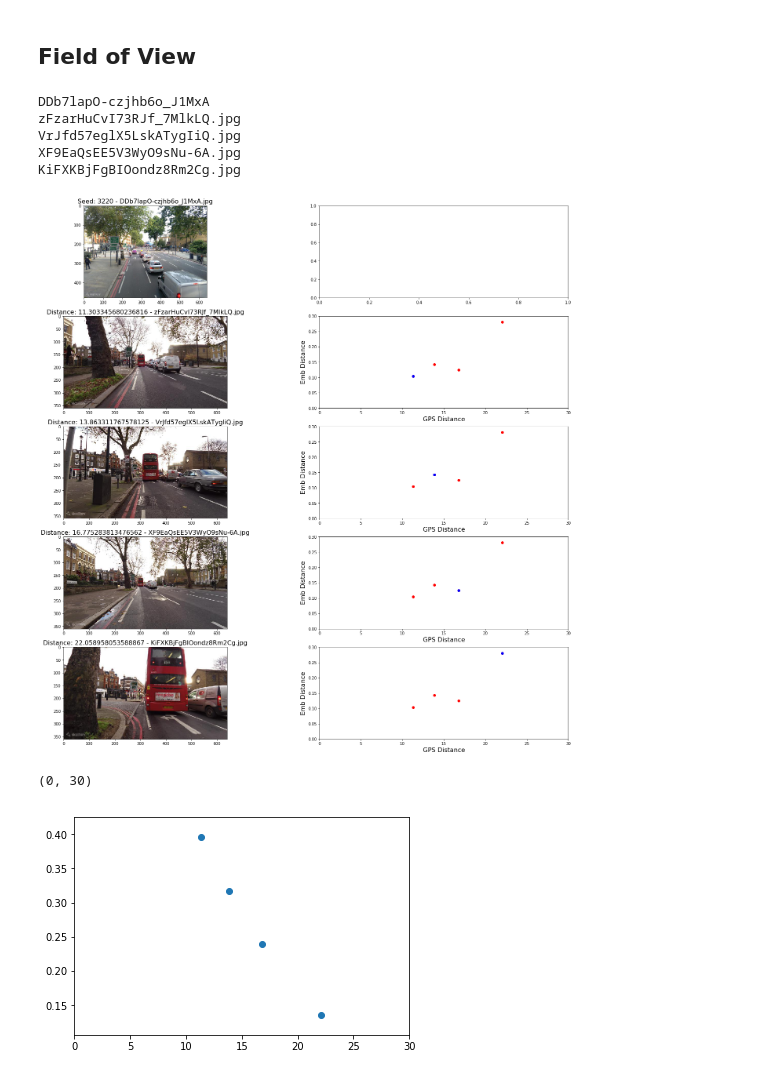
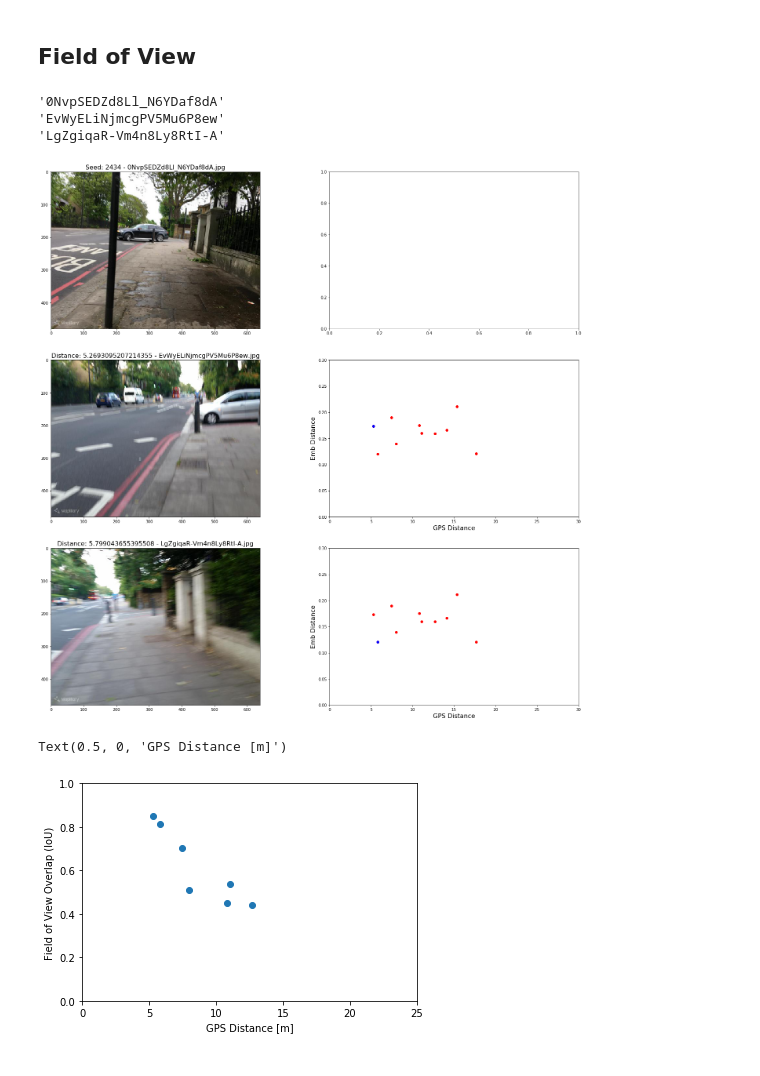
Before and after one commit to Holstrup/PlaceRecognition, a Jupyter notebook: notebooks/Correlation Plots.ipynb, the cells around one changed output. Saved outputs shown, nothing was run; the diff lists cells and outputs as text; code cells hidden in the pictures.

```diff
--- a/notebooks/Correlation Plots.ipynb
+++ b/notebooks/Correlation Plots.ipynb
@@ -494,8 +496,8 @@ Text(0.5, 1.0, 'Point: 3221')
 ## Field of View
 # %%
 # 1558,
-seed = random.randint(1,len(gps)-4)
-MAX_PLOTS = 5
+seed = 2434 #random.randint(1,len(gps)-4)
+MAX_PLOTS = 3
 
 filtered_gps = gps[seed][gps[seed] != 0]
 fig, axs = plt.subplots(min(MAX_PLOTS, len(filtered_gps)+1), 2, figsize=(25,25))
@@ -507,45 +509,46 @@ for i, point in enumerate(gps[seed]):
         if i >= MAX_PLOTS:
             break
 
     if i == 0:
         filename = pics[seed][i]
         if 'london' in pics[seed][1]:
             file_path = f'{datasets[16]}/{MODE}/images/london/query/images/{filename}.jpg'
         else:
             file_path = f'{datasets[16]}/{MODE}/images/zurich/query/images/{filename}.jpg'
     else:
         filename = pics[seed][i][-26:]
         if 'london' in pics[seed][i]:
             file_path = f'{datasets[16]}/{MODE}/images/london/database/images/{filename}'
         else:
             file_path = f'{datasets[16]}/{MODE}/images/zurich/database/images/{filename}'
 
     img = plt.imread(file_path, format=None)
     axs[i,0].imshow(img)
     if i == 0:
         #print(f'{filename}.jpg')
-        print(filename)
+        print(f"'{filename}'")
         axs[i,0].set_title(f'Seed: {seed} - {filename}.jpg', fontsize=16)
     else:
-        print(filename)
+        print(f"'{filename[:-4]}'")
         axs[i,0].set_title(f'Distance: {gps[seed][i-1]} - {filename}', fontsize=16)
         axs[i,1].scatter(gps[seed], emb[seed], color='r')
         axs[i,1].scatter(gps[seed][i-1], emb[seed][i-1], color='b')
         axs[i,1].set_xlim([0, 30])
         axs[i,1].set_ylim([0, 0.3])
         axs[i,1].set_xlabel('GPS Distance', fontsize=16)
         axs[i,1].set_ylabel('Emb Distance', fontsize=16)
 # %% [output]
-DDb7lapO-czjhb6o_J1MxA
-zFzarHuCvI73RJf_7MlkLQ.jpg
-VrJfd57eglX5LskATygIiQ.jpg
-XF9EaQsEE5V3WyO9sNu-6A.jpg
-KiFXKBjFgBIOondz8Rm2Cg.jpg
+'0NvpSEDZd8Ll_N6YDaf8dA'
+'EvWyELiNjmcgPV5Mu6P8ew'
+'LgZgiqaR-Vm4n8Ly8RtI-A'
-[figure, old version]
+[figure, new version]
 # %%
-ious = [0.3963671926717596, 0.3172257843428852, 0.24026862767201004, 0.1352368533244138]
+ious = [0.8501997827878283, 0.8147475959680002, 0.7030040782758391, 0.5073709659660266, 0.45207718689119264, 0.5391041719440184, 0.4412763629855422]
 plt.scatter(gps[seed][:len(ious)], ious)
-plt.xlim((0, 30))
+plt.ylim((0, 1))
+plt.xlim((0, 25))
+plt.ylabel('Field of View Overlap (IoU)')
+plt.xlabel('GPS Distance [m]')
 # %% [output]
-(0, 30)
+Text(0.5, 0, 'GPS Distance [m]')
-[figure, old version]
+[figure, new version]
```
Also changed, not shown: parts of 4 cells of this notebook, 3 other files.
